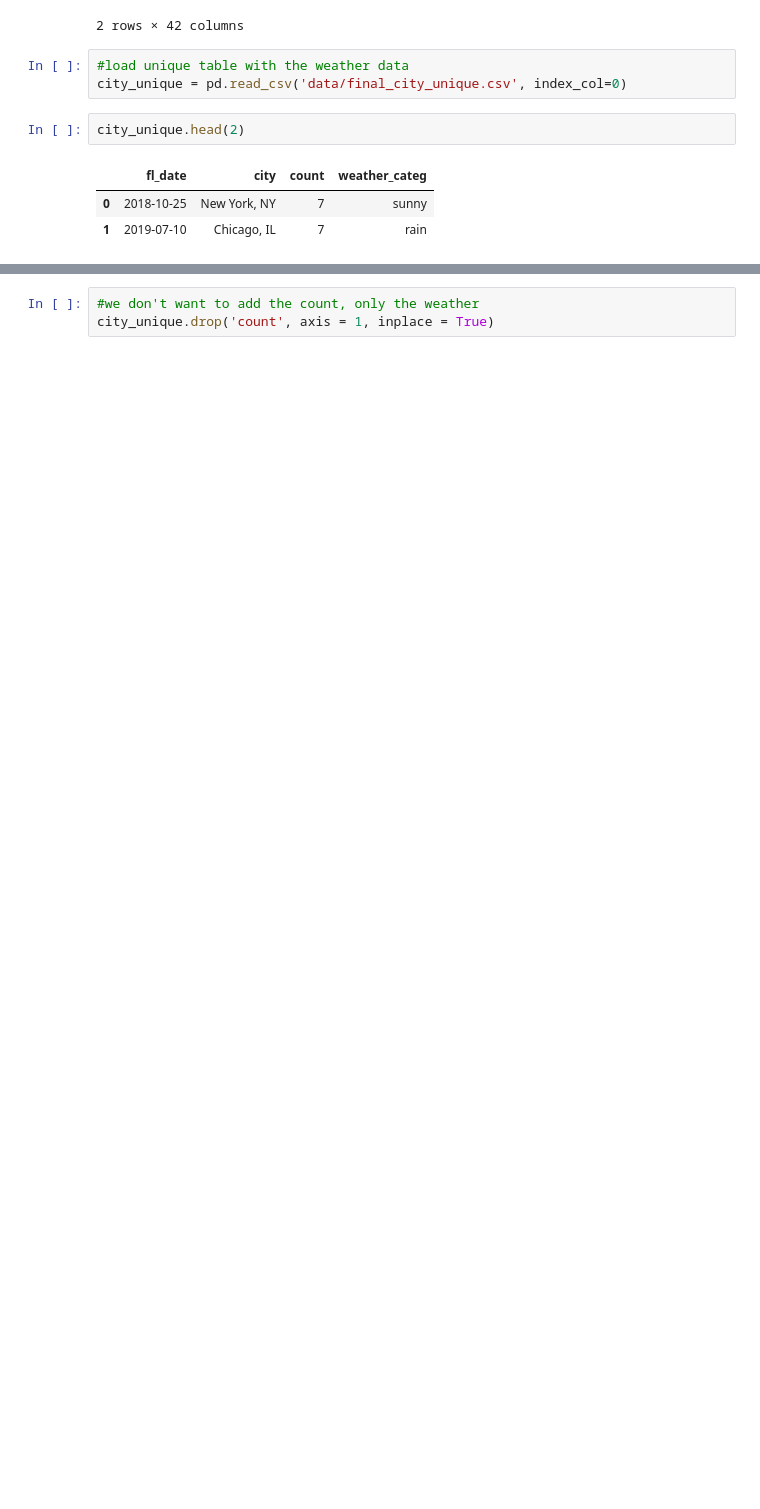
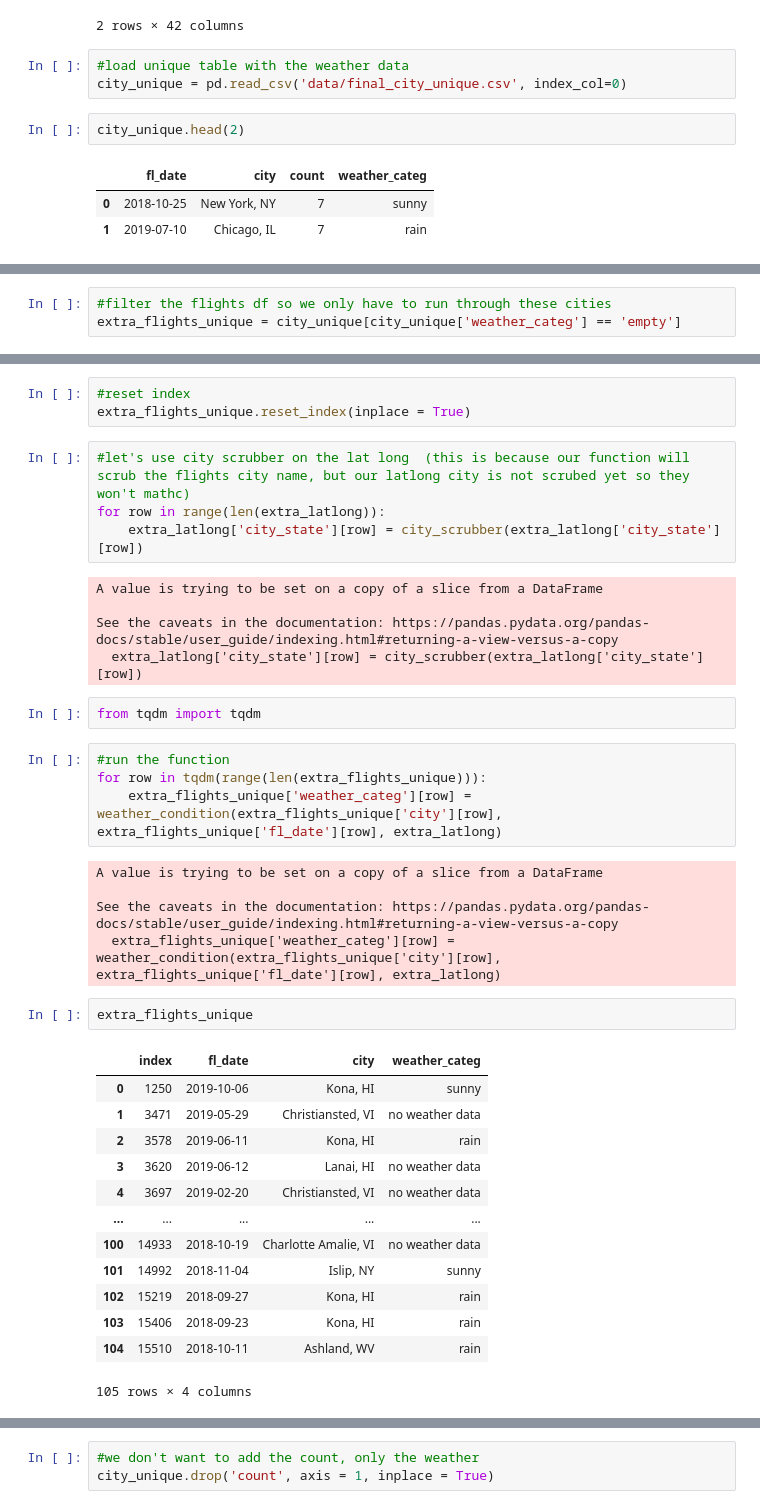
Before and after one commit to BRCanada/Flight-Delay-Prediction, a Jupyter notebook: EDA_Task3.2.ipynb, the cells around one changed output, grey strips where cells are left out. Drawn from its saved outputs; the diff is of its cells as text; blank space fills up the shorter version.

```diff
--- a/EDA_Task3.2.ipynb
+++ b/EDA_Task3.2.ipynb
@@ -360,0 +419,3 @@ city_unique.head(2)
+# %%
+#filter the flights df so we only have to run through these cities
+extra_flights_unique = city_unique[city_unique['weather_categ'] == 'empty']
@@ -360,0 +431,39 @@ city_unique.head(2)
+# %%
+#reset index
+extra_flights_unique.reset_index(inplace = True)
+# %%
+#let's use city scrubber on the lat long  (this is because our function will scrub the flights city name, but our latlong city is not scrubed yet so they won't mathc)
+for row in range(len(extra_latlong)):
+    extra_latlong['city_state'][row] = city_scrubber(extra_latlong['city_state'][row])
+# %% [output]
+A value is trying to be set on a copy of a slice from a DataFrame
+
+See the caveats in the documentation: https://pandas.pydata.org/pandas-docs/stable/user_guide/indexing.html#returning-a-view-versus-a-copy
+  extra_latlong['city_state'][row] = city_scrubber(extra_latlong['city_state'][row])
+# %%
+from tqdm import tqdm
+# %%
+#run the function
+for row in tqdm(range(len(extra_flights_unique))):
+    extra_flights_unique['weather_categ'][row] = weather_condition(extra_flights_unique['city'][row], extra_flights_unique['fl_date'][row], extra_latlong)
+# %% [output]
+A value is trying to be set on a copy of a slice from a DataFrame
+
+See the caveats in the documentation: https://pandas.pydata.org/pandas-docs/stable/user_guide/indexing.html#returning-a-view-versus-a-copy
+  extra_flights_unique['weather_categ'][row] = weather_condition(extra_flights_unique['city'][row], extra_flights_unique['fl_date'][row], extra_latlong)
+# %%
+extra_flights_unique
+# %% [output]
+|  | index | fl_date | city | weather_categ |
+| 0 | 1250 | 2019-10-06 | Kona, HI | sunny |
+| 1 | 3471 | 2019-05-29 | Christiansted, VI | no weather data |
+| 2 | 3578 | 2019-06-11 | Kona, HI | rain |
+| 3 | 3620 | 2019-06-12 | Lanai, HI | no weather data |
+| 4 | 3697 | 2019-02-20 | Christiansted, VI | no weather data |
+| ... | ... | ... | ... | ... |
+| 100 | 14933 | 2018-10-19 | Charlotte Amalie, VI | no weather data |
+| 101 | 14992 | 2018-11-04 | Islip, NY | sunny |
+| 102 | 15219 | 2018-09-27 | Kona, HI | rain |
+| 103 | 15406 | 2018-09-23 | Kona, HI | rain |
+| 104 | 15510 | 2018-10-11 | Ashland, WV | rain |
+105 rows × 4 columns
```
Also changed, not shown: parts of 18 cells of this notebook, 2 other files.
